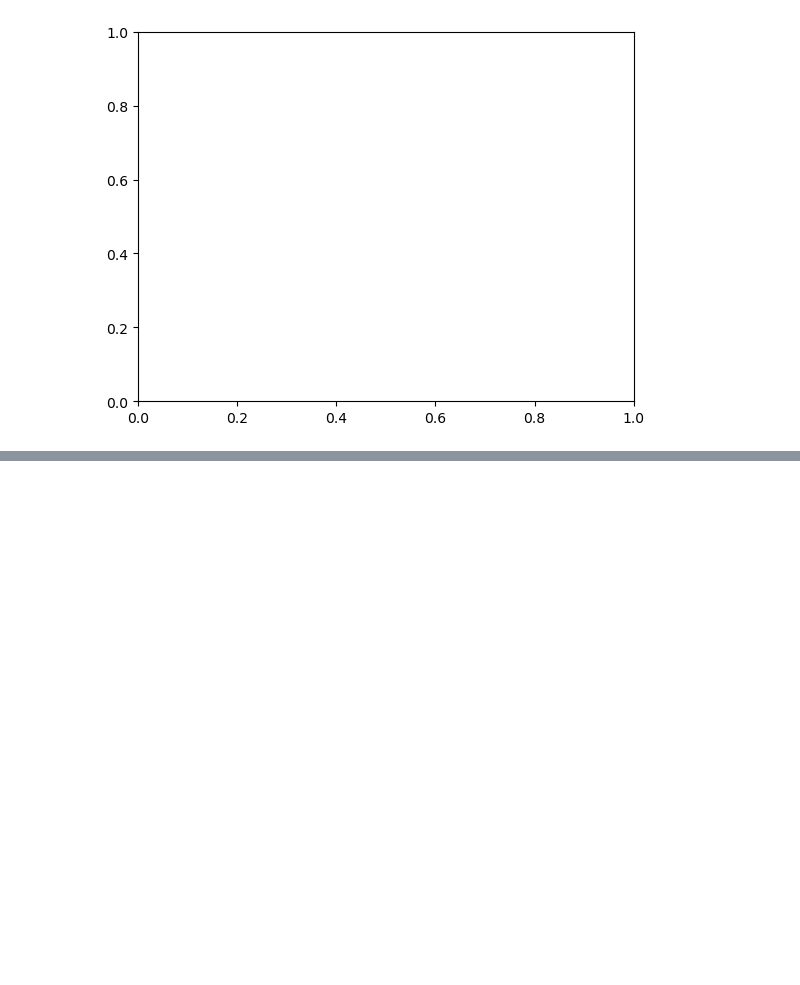
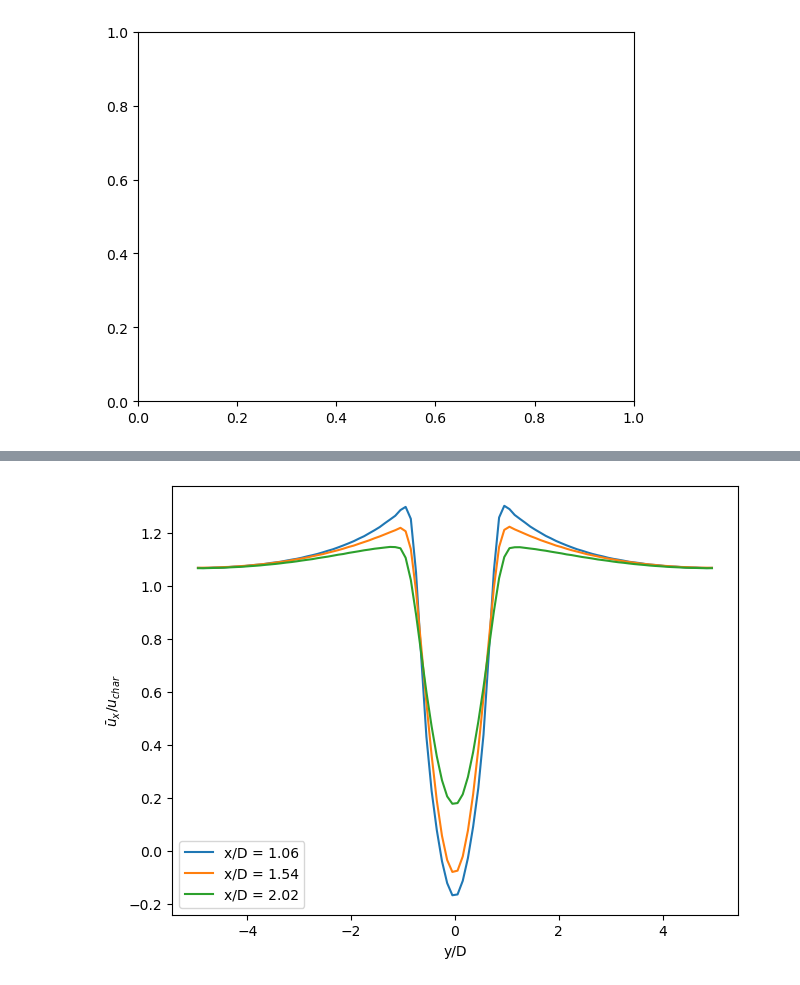
Before and after one commit to MaxBille/lettuce, a Jupyter notebook: myTest/cylinder3D_development_v2.ipynb, the cells around one changed output, grey strips where cells are left out. Saved outputs shown, nothing was run; the diff lists cells and outputs as text; code cells hidden in the pictures; blank space fills up the shorter version.

```diff
--- a/myTest/cylinder3D_development_v2.ipynb
+++ b/myTest/cylinder3D_development_v2.ipynb
@@ -536,0 +501,100 @@ if output_velocity_profile:
+# %%
+# plot AvgVelocity
+if output_velocity_profile:
+    avg_u_start = 0.5
+
+    # import reference data: (data is: first collumn Y/D, second column u_x/u_char)
+    p1_LS1993_ux = np.genfromtxt('/home/mbille/lettuce/myTest/DiIlio_Fig09_data/Fig09_ux_profile_pos1_LS1993.csv', delimiter=';')
+    p2_LS1993_ux = np.genfromtxt('/home/mbille/lettuce/myTest/DiIlio_Fig09_data/Fig09_ux_profile_pos2_LS1993.csv', delimiter=';')
+    p3_LS1993_ux = np.genfromtxt('/home/mbille/lettuce/myTest/DiIlio_Fig09_data/Fig09_ux_profile_pos3_LS1993.csv', delimiter=';')
+
+    p1_KM2000_ux = np.genfromtxt('/home/mbille/lettuce/myTest/DiIlio_Fig09_data/Fig09_ux_profile_pos1_KM2000.csv', delimiter=';')
+    p2_KM2000_ux = np.genfromtxt('/home/mbille/lettuce/myTest/DiIlio_Fig09_data/Fig09_ux_profile_pos2_KM2000.csv', delimiter=';')
+    p3_KM2000_ux = np.genfromtxt('/home/mbille/lettuce/myTest/DiIlio_Fig09_data/Fig09_ux_profile_pos3_KM2000.csv', delimiter=';')
+
+    p1_WR2008_ux = np.genfromtxt('/home/mbille/lettuce/myTest/DiIlio_Fig09_data/Fig09_ux_profile_pos1_WR2008.csv', delimiter=';')
+    p2_WR2008_ux = np.genfromtxt('/home/mbille/lettuce/myTest/DiIlio_Fig09_data/Fig09_ux_profile_pos2_WR2008.csv', delimiter=';')
+    p3_WR2008_ux = np.genfromtxt('/home/mbille/lettuce/myTest/DiIlio_Fig09_data/Fig09_ux_profile_pos3_WR2008.csv', delimiter=';')
+
+    p1_DI2018_ux = np.genfromtxt('/home/mbille/lettuce/myTest/DiIlio_Fig09_data/Fig09_ux_profile_pos1_DI2018.csv', delimiter=';')
+    p2_DI2018_ux = np.genfromtxt('/home/mbille/lettuce/myTest/DiIlio_Fig09_data/Fig09_ux_profile_pos2_DI2018.csv', delimiter=';')
+    p3_DI2018_ux = np.genfromtxt('/home/mbille/lettuce/myTest/DiIlio_Fig09_data/Fig09_ux_profile_pos3_DI2018.csv', delimiter=';')
+
+    # output sim data to files (not averaged over time)
+    if output_data:
+        np.save(output_path+dir_name+"/AvgVelocity_1.npy", np.array(AvgVelocity1.out))
+        np.save(output_path+dir_name+"/AvgVelocity_2.npy", np.array(AvgVelocity2.out))
+        np.save(output_path+dir_name+"/AvgVelocity_3.npy", np.array(AvgVelocity3.out))
+
+    avg_u1 = np.array(AvgVelocity1.out)[int(avg_u_start*np.array(AvgVelocity1.out).shape[0]-1):]
+    avg_u2 = np.array(AvgVelocity2.out)[int(avg_u_start*np.array(AvgVelocity2.out).shape[0]-1):]
+    avg_u3 = np.array(AvgVelocity3.out)[int(avg_u_start*np.array(AvgVelocity3.out).shape[0]-1):]
+
+    avg_u1 = np.mean(avg_u1, axis=0)  # time average
+    avg_u2 = np.mean(avg_u2, axis=0)  # time average
+    avg_u3 = np.mean(avg_u3, axis=0)  # time average
+
+    avg_u1_x = avg_u1[0]  # u_x component over y at pos 1
+    avg_u2_x = avg_u2[0]  # u_x component over y at pos 2
+    avg_u3_x = avg_u3[0]  # u_x component over y at pos 3
+
+    avg_u1_y = avg_u1[1]  # u_y component over y at pos 1
+    avg_u2_y = avg_u2[1]  # u_y component over y at pos 2
+    avg_u3_y = avg_u3[1]  # u_y component over y at pos 3
+
+    y_in_D = (np.arange(avg_u1_x.shape[0])+1-flow.y_pos)/flow.units.characteristic_length_lu  # y/D for figure
+
+    # PLOT ux
+    fig, ax = plt.subplots(constrained_layout=True)
+    ax.plot(y_in_D,avg_u1_x, y_in_D, avg_u2_x, y_in_D, avg_u3_x)
+    ax.set_xlabel("y/D")
+    ax.set_ylabel(r"$\bar{u}_{x}$/$u_{char}$")
+    ax.legend(["x/D = 1.06", "x/D = 1.54", "x/D = 2.02"])
+
+    # OPT. TO DO: add secondary axis for LU-grid
+    # ...needs 'function' to convert from y/D in LU and LU in y/D
+
+    # OPT. TO DO: make folder for AvgVelocity-stuff
+    if output_data:
+        plt.savefig(output_path+dir_name+"/AvgVelocity_x.png")
+    plt.show()
+
+    # PLOT uy
+    fig, ax = plt.subplots(constrained_layout=True)
+    ax.plot(y_in_D,avg_u1_y, y_in_D, avg_u2_y, y_in_D, avg_u3_y)
+    ax.set_xlabel("y/D")
+    ax.set_ylabel(r"$\bar{u}_{y}$/$u_{char}$")
+    ax.legend(["x/D = 1.06", "x/D = 1.54", "x/D = 2.02"])
+
+    # OPT. TO DO: add secondary axis for LU-grid
+    # ...needs 'function' to convert from y/D in LU and LU in y/D
+
+    # OPT. TO DO: make folder for AvgVelocity-stuff
+
+    # !!! QUESTION: is x/D the position measured FROM the cylinder (x_pos), or measured from x=0 ?
+
+    if output_data:
+        plt.savefig(output_path+dir_name+"/AvgVelocity_y.png")
+    plt.show()
+
+    # PLOT ux against references
+    fig, ax = plt.subplots(constrained_layout=True)
+    my_data = ax.plot(y_in_D,avg_u1_x, y_in_D, avg_u2_x-1, y_in_D, avg_u3_x-2)
+    plt.setp(my_data, ls="-", lw=1, marker="", color="red", label="lettuce")
+    ref_LS = ax.plot(p1_LS1993_ux[:,0], p1_LS1993_ux[:,1], p2_LS1993_ux[:,0], p2_LS1993_ux[:,1], p3_LS1993_ux[:,0], p3_LS1993_ux[:,1])
+    plt.setp(ref_LS, ls="", lw=1, marker="s", fillstyle='none', color="k", label="Lorenco & Shih (1993)")
+    ref_KM = ax.plot(p1_KM2000_ux[:,0], p1_KM2000_ux[:,1], p2_KM2000_ux[:,0], p2_KM2000_ux[:,1], p3_KM2000_ux[:,0], p3_KM2000_ux[:,1])
+    plt.setp(ref_KM, ls="dotted", lw=1.5, marker="", color="k", label="Kravchenko & Moin (2000)")
+    ref_WR = ax.plot(p1_WR2008_ux[:,0], p1_WR2008_ux[:,1], p2_WR2008_ux[:,0], p2_WR2008_ux[:,1], p3_WR2008_ux[:,0], p3_WR2008_ux[:,1])
+    plt.setp(ref_WR, ls="dashdot", lw=1.5, marker="", color="k", label="Wissink & Rodi (2008)")
+    ref_DI = ax.plot(p1_DI2018_ux[:,0], p1_DI2018_ux[:,1], p2_DI2018_ux[:,0], p2_DI2018_ux[:,1], p3_DI2018_ux[:,0], p3_DI2018_ux[:,1])
+    plt.setp(ref_DI, ls="--", lw=1.5, marker="", color="blue", label="Di Ilio et al. (2018)")
+    ax.set_xlabel("y/D")
+    ax.set_ylabel(r"$\bar{u}_{x}$/$u_{char}$")
+    ax.set_ylim([-2.5,+2])
+    ax.legend(handles=[my_data[0], ref_LS[0], ref_KM[0], ref_WR[0], ref_DI[0]], loc= 'best')
+    if output_data:
+        plt.savefig(output_path+dir_name+"/AvgVelocity_ux_withReference.png")
+    plt.show()
+# %% [output]
+[figure, added]
```
Also changed, not shown: parts of 25 cells of this notebook, 12 other files.
